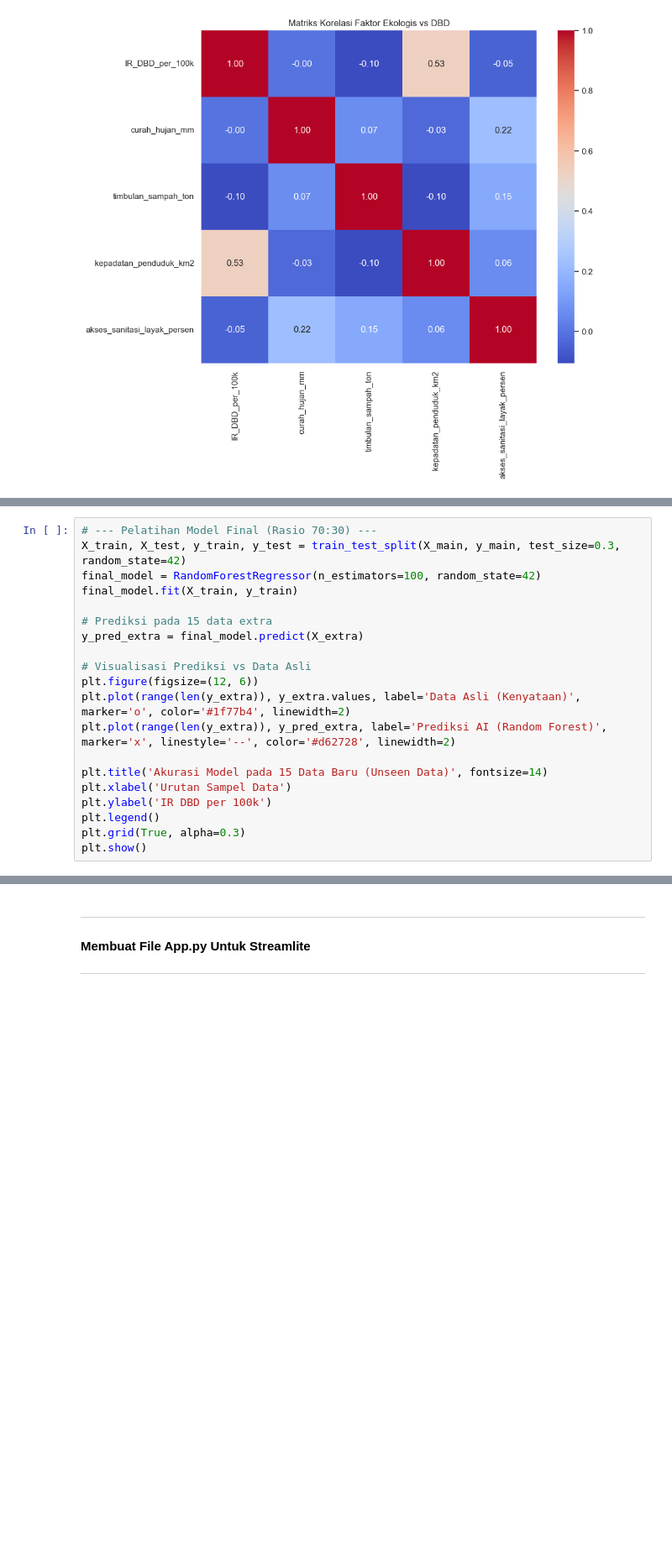
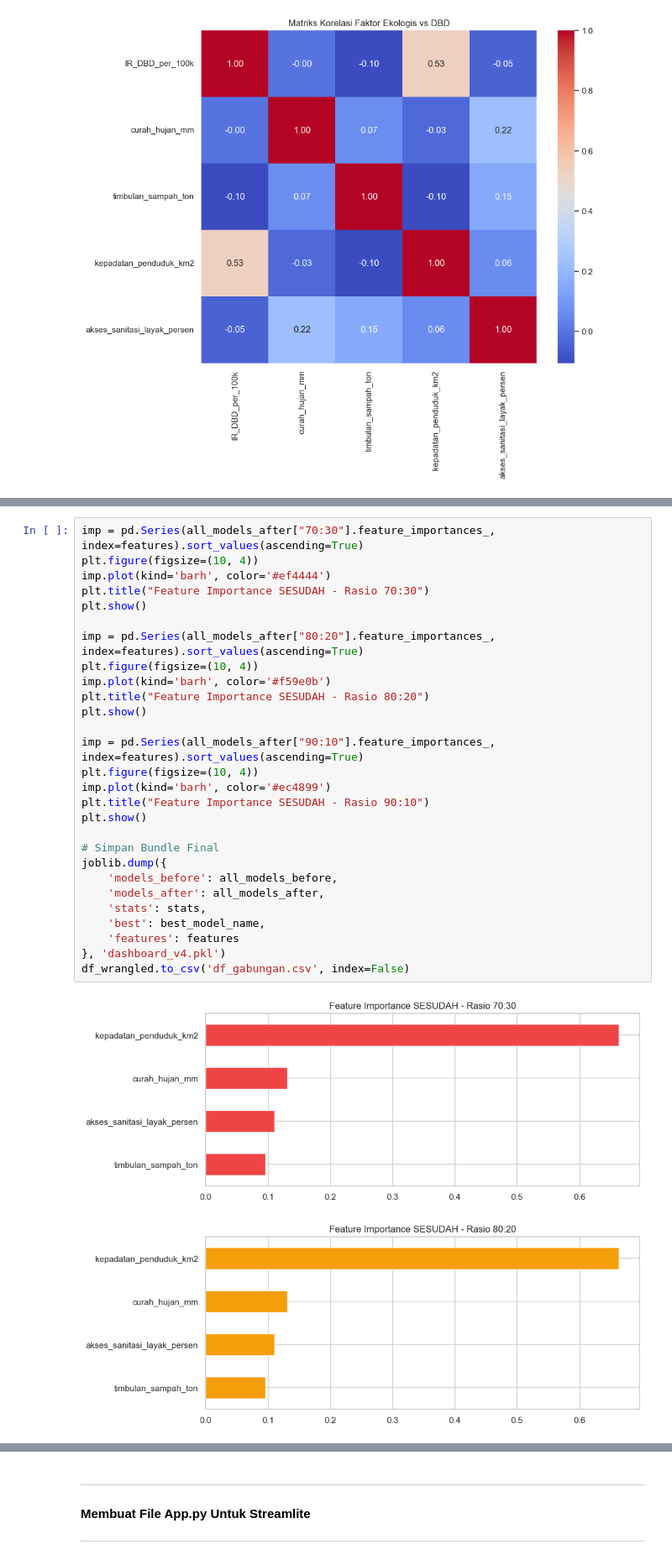
Before and after one commit to Syahrrulll/analisis_dbd, a Jupyter notebook: DBD.ipynb, the cells around one changed output, grey strips where cells are left out. Shown at 84% size. Saved outputs shown, nothing was run; the diff lists cells and outputs as text; blank space fills up the shorter version.

```diff
--- a/DBD.ipynb
+++ b/DBD.ipynb
@@ -234,20 +163,0 @@ Gunakan rasio terbaik (70:30) untuk melatih model final dan melihat grafik "Pred
-# %%
-# --- Pelatihan Model Final (Rasio 70:30) ---
-X_train, X_test, y_train, y_test = train_test_split(X_main, y_main, test_size=0.3, random_state=42)
-final_model = RandomForestRegressor(n_estimators=100, random_state=42)
-final_model.fit(X_train, y_train)
-
-# Prediksi pada 15 data extra
-y_pred_extra = final_model.predict(X_extra)
-
-# Visualisasi Prediksi vs Data Asli
-plt.figure(figsize=(12, 6))
-plt.plot(range(len(y_extra)), y_extra.values, label='Data Asli (Kenyataan)', marker='o', color='#1f77b4', linewidth=2)
-plt.plot(range(len(y_extra)), y_pred_extra, label='Prediksi AI (Random Forest)', marker='x', linestyle='--', color='#d62728', linewidth=2)
-
-plt.title('Akurasi Model pada 15 Data Baru (Unseen Data)', fontsize=14)
-plt.xlabel('Urutan Sampel Data')
-plt.ylabel('IR DBD per 100k')
-plt.legend()
-plt.grid(True, alpha=0.3)
-plt.show()
@@ -402,0 +308,31 @@ MAE (Rerata Error): 20.7670
+# %%
+imp = pd.Series(all_models_after["70:30"].feature_importances_, index=features).sort_values(ascending=True)
+plt.figure(figsize=(10, 4))
+imp.plot(kind='barh', color='#ef4444')
+plt.title("Feature Importance SESUDAH - Rasio 70:30")
+plt.show()
+
+imp = pd.Series(all_models_after["80:20"].feature_importances_, index=features).sort_values(ascending=True)
+plt.figure(figsize=(10, 4))
+imp.plot(kind='barh', color='#f59e0b')
+plt.title("Feature Importance SESUDAH - Rasio 80:20")
+plt.show()
+
+imp = pd.Series(all_models_after["90:10"].feature_importances_, index=features).sort_values(ascending=True)
+plt.figure(figsize=(10, 4))
+imp.plot(kind='barh', color='#ec4899')
+plt.title("Feature Importance SESUDAH - Rasio 90:10")
+plt.show()
+
+# Simpan Bundle Final
+joblib.dump({
+    'models_before': all_models_before,
+    'models_after': all_models_after,
+    'stats': stats,
+    'best': best_model_name,
+    'features': features
+}, 'dashboard_v4.pkl')
+df_wrangled.to_csv('df_gabungan.csv', index=False)
+# %% [output]
+[figure, added]
+[figure, added]
```
Also changed, not shown: parts of 22 cells of this notebook, 1 other file.
